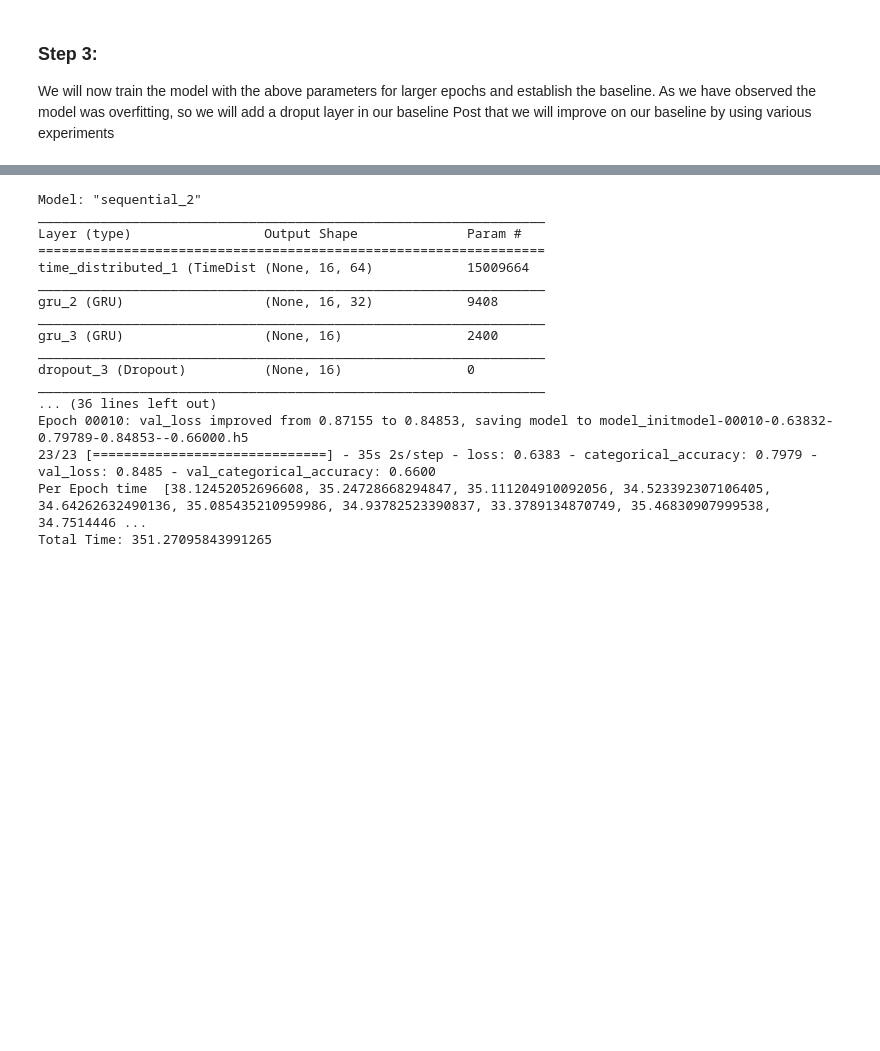
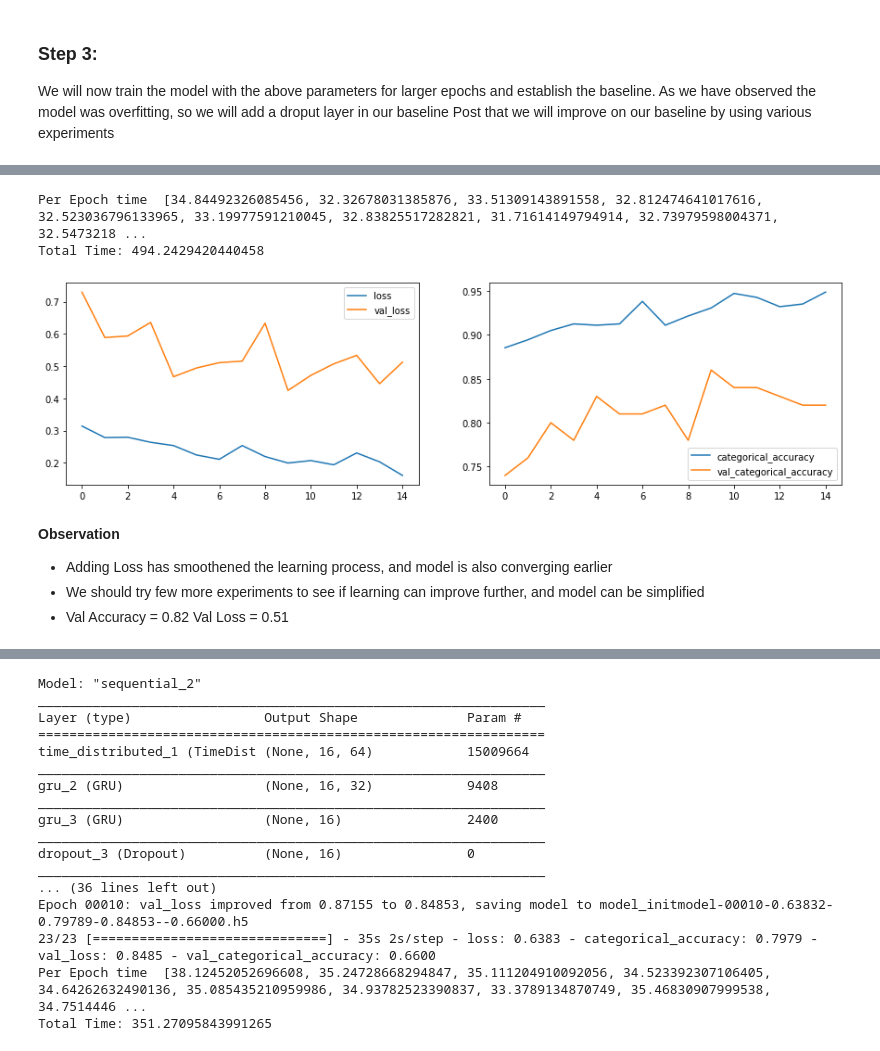
Before and after one commit to rramchan12/Gesture-Recognition-CaseStudy-IITB, a Jupyter notebook: Gesture_Recognition_Iter1.ipynb, the cells around one changed output, grey strips where cells are left out. Saved outputs shown, nothing was run; the diff lists cells and outputs as text; code cells hidden in the pictures; blank space fills up the shorter version.

```diff
--- a/Gesture_Recognition_Iter1.ipynb
+++ b/Gesture_Recognition_Iter1.ipynb
@@ -1043,0 +1244,7 @@ We will try to increase the size of the convolution filter to see if there is a
+# %%
+conv_3d4=ModelConv3D4()
+conv_3d4.initialize_path(project_folder)
+conv_3d4.initialize_image_properties(image_height=120,image_width=120)
+conv_3d4.initialize_hyperparams(frames_to_sample=16,batch_size=20,num_epochs=15)
+conv_3d4_model=conv_3d4.define_model(filtersize=(3,3,3),dense_neurons=128,dropout=0.25)
+conv_3d4_model.summary()
@@ -1043,0 +1269,3 @@ We will try to increase the size of the convolution filter to see if there is a
+# %%
+print("Total Params:", conv_3d4_model.count_params())
+history_model4 = conv_3d4.train_model(conv_3d3_model)
@@ -1043,0 +1290,14 @@ We will try to increase the size of the convolution filter to see if there is a
+# %%
+print("Per Epoch time  {}".format(conv_3d4.timing_cb.logs))
+print("Total Time: {}".format(sum(conv_3d4.timing_cb.logs)))
+plot(history_model4)
+# %% [output]
+Per Epoch time  [34.84492326085456, 32.32678031385876, 33.51309143891558, 32.812474641017616, 32.523036796133965, 33.19977591210045, 32.83825517282821, 31.71614149794914, 32.73979598004371, 32.5473218 ...
+Total Time: 494.2429420440458
+[figure, added]
+# %% [markdown]
+**Observation**
+
+- Adding Loss has smoothened the learning process, and model is also converging earlier
+- We should try few more experiments to see if learning can improve further, and model can be simplified
+- Val Accuracy = 0.82 Val Loss = 0.51
```
Also changed, not shown: parts of 42 cells of this notebook.
